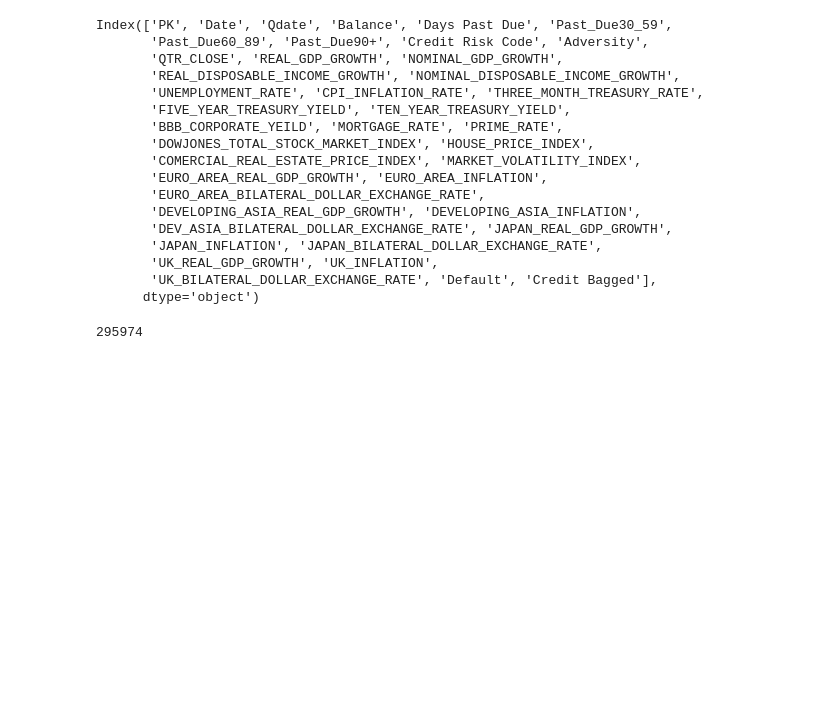
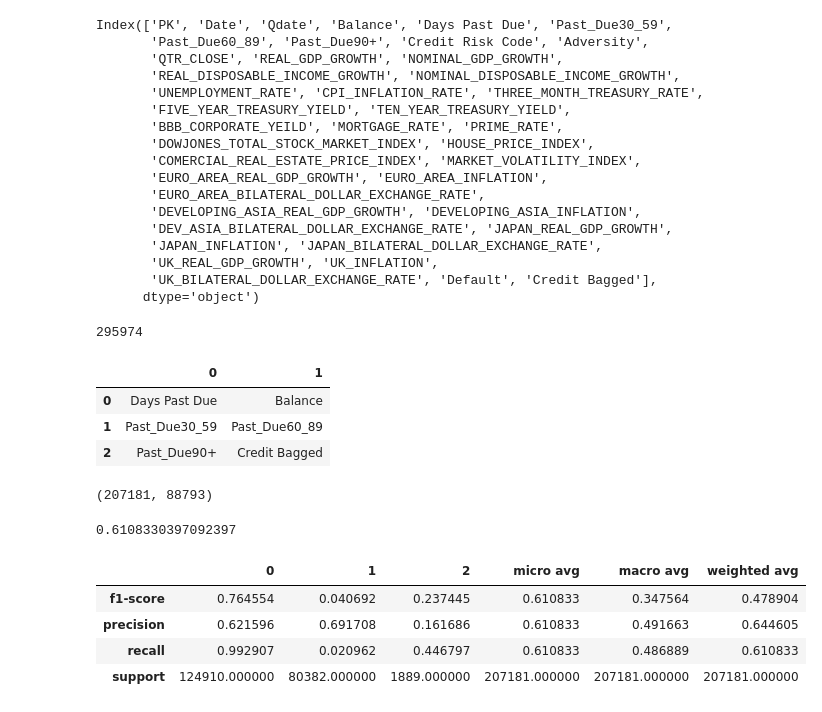
Before and after one commit to rogo10/Loan-Project, a Jupyter notebook: Clustering of Credit Risk Code.ipynb, the cells around one changed output. Cells and saved outputs as stored; diff of their text form; code cells hidden in the pictures; blank space fills up the shorter version.

```diff
--- a/Clustering of Credit Risk Code.ipynb
+++ b/Clustering of Credit Risk Code.ipynb
@@ -91,6 +89,13 @@ X = df.drop(columns=['PK', 'Date', 'Qdate','Credit Risk Code','Adversity','QTR_C
 len(X)
 # %% [output]
 295974
+# %%
+pd.DataFrame(np.array(X.columns).reshape(3,2))
+# %% [output]
+|  | 0 | 1 |
+| 0 | Days Past Due | Balance |
+| 1 | Past_Due30_59 | Past_Due60_89 |
+| 2 | Past_Due90+ | Credit Bagged |
 # %%
 x_train, x_test = train_test_split(X, random_state=42, test_size = 0.3)
 train_bag = x_train['Credit Bagged']
@@ -98,6 +103,10 @@ test_bag = x_test['Credit Bagged']
 scaler = StandardScaler()
 x_train = scaler.fit_transform(x_train.drop(columns=['Credit Bagged']))
 x_test = scaler.transform(x_test.drop(columns=['Credit Bagged']))
+# %%
+len(x_train), len(x_test)
+# %% [output]
+(207181, 88793)
 # %%
 clf = KMeans(n_clusters=3,
              random_state=42).fit(x_train)
@@ -110,4 +119,15 @@ for val in train_bag.values:
 colnames = []
 for val in clf.labels_:
     colnames.append(bindict[str(val)])
+# %%
+print(accuracy_score(train_bag, clf.labels_.astype(str)))
+train_report = classification_report(train_bag, clf.labels_.astype(str), output_dict=True)
+pd.DataFrame(train_report)
+# %% [output]
+0.6108330397092397
+|  | 0 | 1 | 2 | micro avg | macro avg | weighted avg |
+| f1-score | 0.764554 | 0.040692 | 0.237445 | 0.610833 | 0.347564 | 0.478904 |
+| precision | 0.621596 | 0.691708 | 0.161686 | 0.610833 | 0.491663 | 0.644605 |
+| recall | 0.992907 | 0.020962 | 0.446797 | 0.610833 | 0.486889 | 0.610833 |
+| support | 124910.000000 | 80382.000000 | 1889.000000 | 207181.000000 | 207181.000000 | 207181.000000 |
 # %%
```
Also changed, not shown: parts of 7 cells of this notebook.
